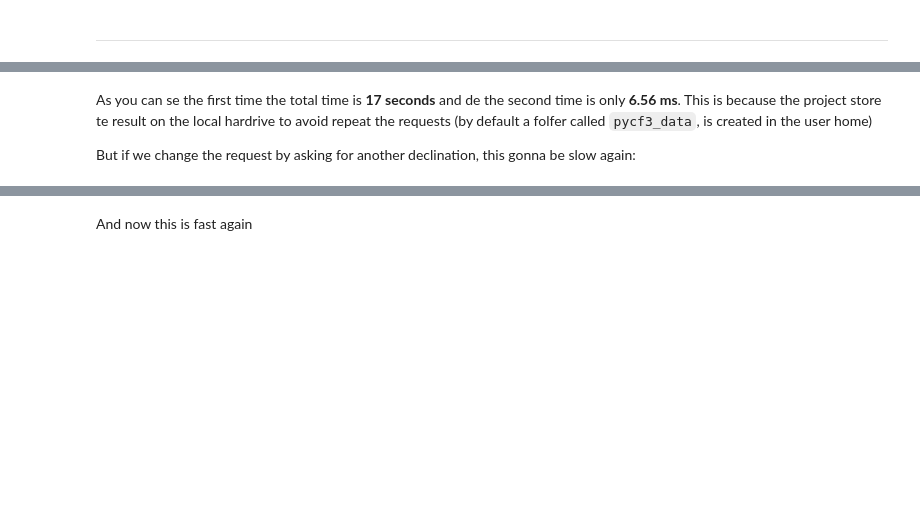
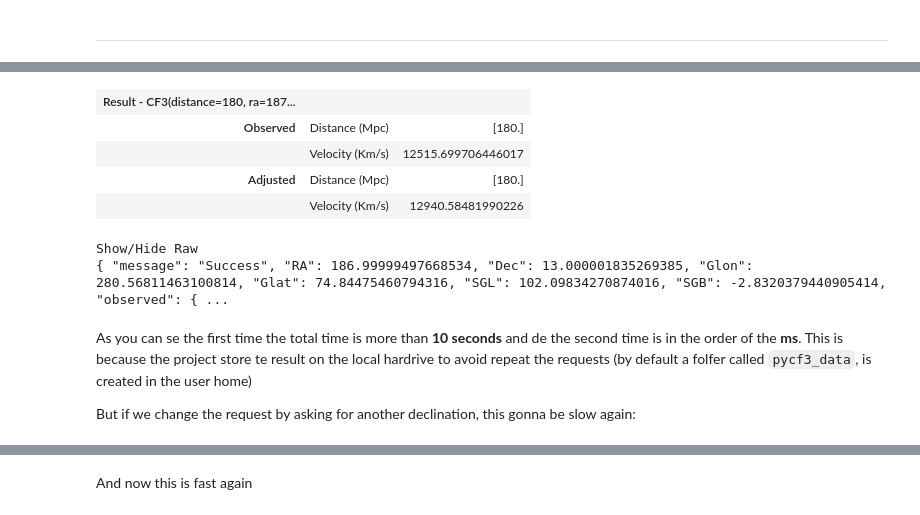
Before and after one commit to quatrope/pycf3, a Jupyter notebook: docs/source/tutorial.ipynb, the cells around one changed output, grey strips where cells are left out. Saved outputs shown, nothing was run; the diff lists cells and outputs as text; code cells hidden in the pictures; blank space fills up the shorter version.

```diff
--- a/docs/source/tutorial.ipynb
+++ b/docs/source/tutorial.ipynb
@@ -160,0 +184,4 @@ cf3.equatorial_search()
+# %%
+%%time
+cf3.calculate_velocity(distance=180, ra=187, dec=13)
+# %% [output]
@@ -161,5 +190,12 @@ cf3.equatorial_search()
+| Result - CF3(distance=180, ra=187... |  |  |
+| Observed | Distance (Mpc) | [180.] |
+|  | Velocity (Km/s) | 12515.699706446017 |
+| Adjusted | Distance (Mpc) | [180.] |
+|  | Velocity (Km/s) | 12940.58481990226 |
+Show/Hide Raw
+{ "message": "Success", "RA": 186.99999497668534, "Dec": 13.000001835269385, "Glon": 280.56811463100814, "Glat": 74.84475460794316, "SGL": 102.09834270874016, "SGB": -2.8320379440905414, "observed": { ...
 # %% [markdown]
-As you can se the first time the total time is **17 seconds** and de the second time is only **6.56 ms**. This is because the project store te result on the local hardrive to avoid repeat the requests (by default a folfer called `pycf3_data`, is created in the user home)
+As you can se the first time the total time is more than **10 seconds** and de the second time is in the order of the  **ms**. This is because the project store te result on the local hardrive to avoid repeat the requests (by default a folfer called `pycf3_data`, is created in the user home)
 
 But if we change the request by asking for another declination, this gonna be slow again:
 # %%
```
Also changed, not shown: parts of 22 cells of this notebook.
